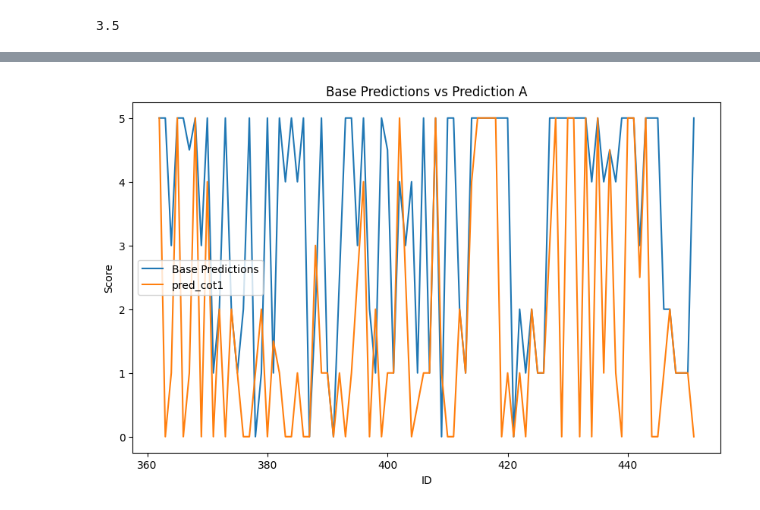
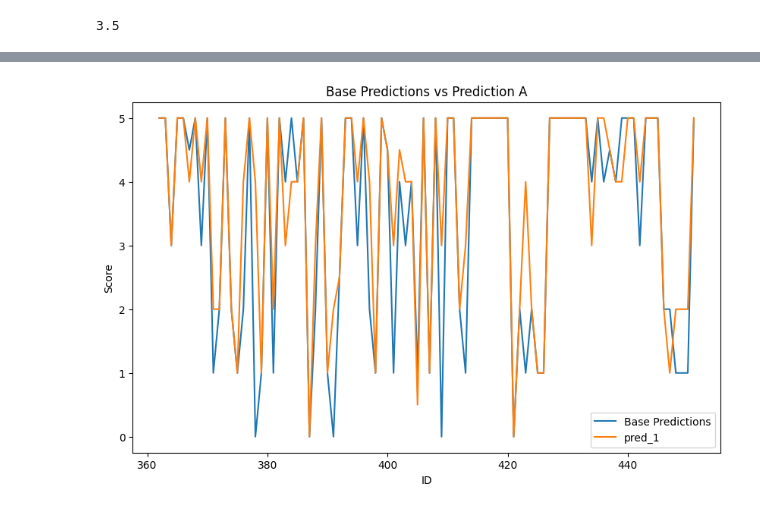
Before and after one commit to bookpanda/2110572-NLP-SYS, a Jupyter notebook: codes/midterm/midterm_prompt.ipynb, the cells around one changed output, grey strips where cells are left out. Cells and saved outputs as stored; diff of their text form; code cells hidden in the pictures.

Commit message:
sorted

```diff
--- a/codes/midterm/midterm_prompt.ipynb
+++ b/codes/midterm/midterm_prompt.ipynb
@@ -224,18 +260,18 @@ pred_df
 # %%
 base_predictions = pd.read_csv('./predictions/predictions_base.csv')
 pred_cot1 = pd.read_csv('./predictions/predictions_cot1.csv')
-pred_1 = pd.read_csv('./predictions/predictions_1.csv')
+pred_sorted = pd.read_csv('./predictions/predictions_sorted.csv')
 # %%
 import matplotlib.pyplot as plt
 
 plt.figure(figsize=(10, 6))
 plt.plot(base_predictions['ID'], base_predictions['score'], label='Base Predictions')
-# plt.plot(pred_1['ID'], pred_1['score'], label='pred_1')
-plt.plot(pred_cot1['ID'], pred_cot1['score'], label='pred_cot1')
+plt.plot(pred_sorted['ID'], pred_sorted['score'], label='pred_1')
+# plt.plot(pred_cot1['ID'], pred_cot1['score'], label='pred_cot1')
 plt.xlabel('ID')
 plt.ylabel('Score')
 plt.legend()
 plt.title('Base Predictions vs Prediction A')
 plt.show()
 # %% [output]
-[figure, old version]
+[figure, new version]
```
Also changed, not shown: parts of 9 cells of this notebook, 1 other file.
